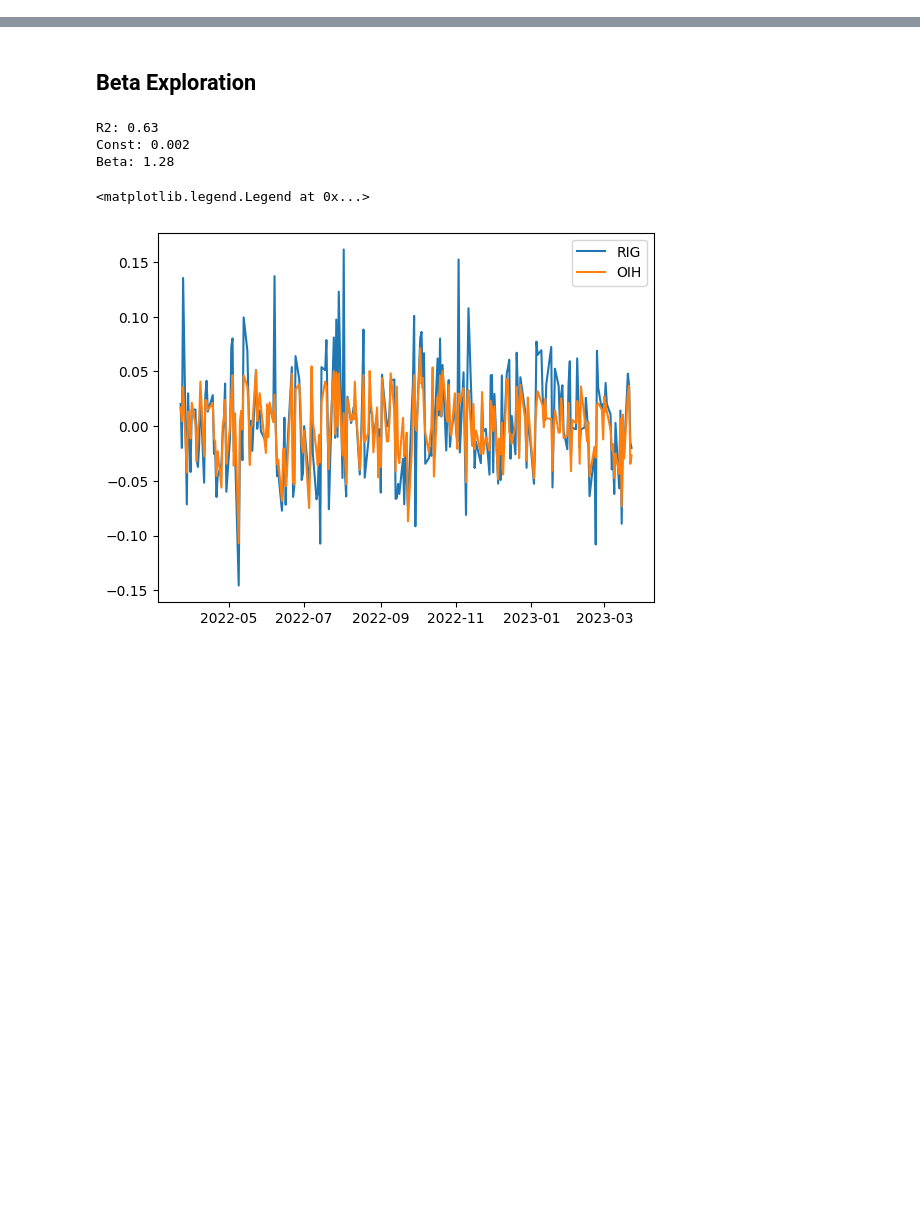
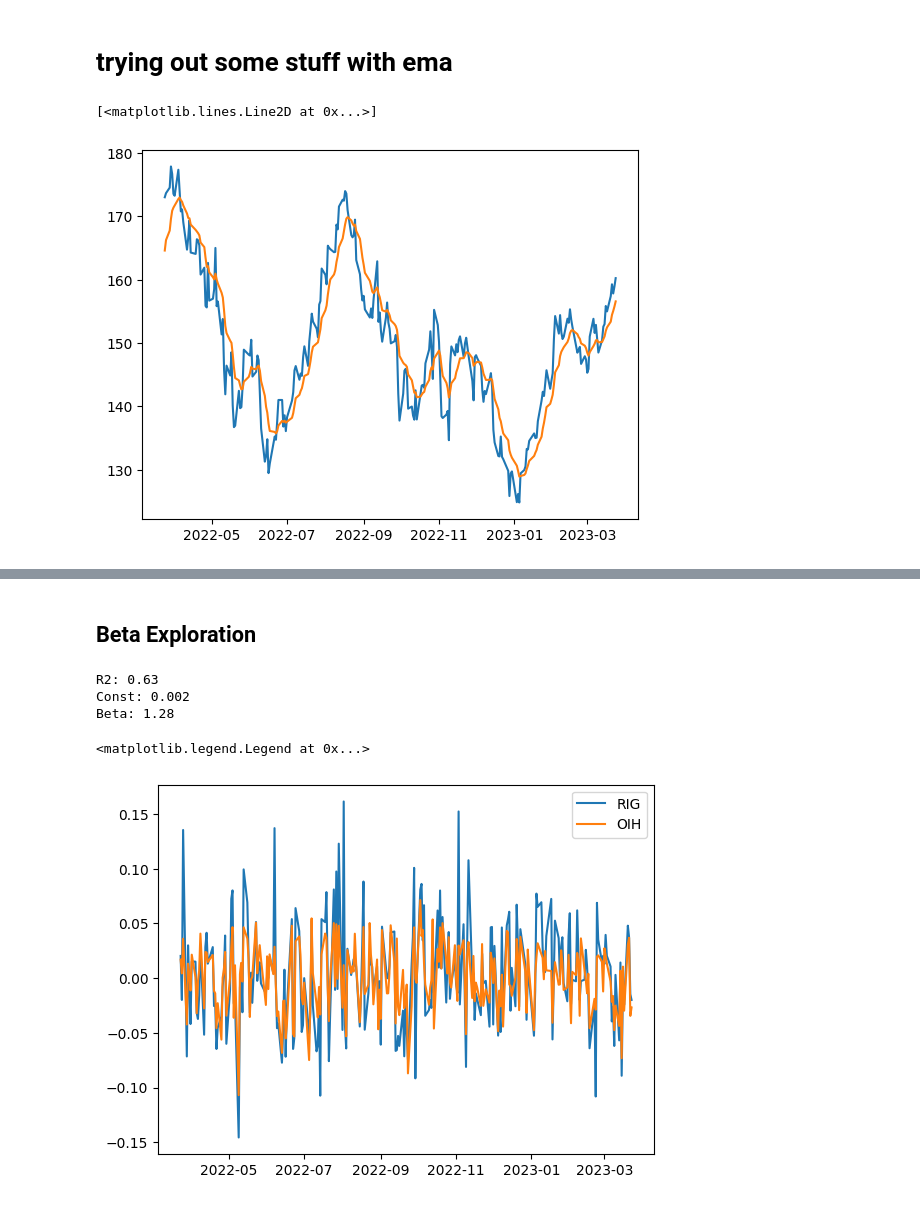
Before and after one commit to avyukd/terminal, a Jupyter notebook: asset-correlation.ipynb, the cells around one changed output, grey strips where cells are left out. Saved outputs shown, nothing was run; the diff lists cells and outputs as text; code cells hidden in the pictures; blank space fills up the shorter version.

Commit message:
added some more stuff

```diff
--- a/asset-correlation.ipynb
+++ b/asset-correlation.ipynb
@@ -10,3 +11,16 @@ mdb = MetadataDB()
 tickers = mdb.get_all_tickers()
 # %%
 prices = load_eod_prices()
+# %% [markdown]
+# trying out some stuff with ema
+# %%
+ticker = "AAPL"
+ts = prices[ticker]["close"]
+ema = get_ema(ts, 20)
+# %%
+# plot price and ema
+plt.plot(ts[-252:])
+plt.plot(ema[-252:])
+# %% [output]
+[<matplotlib.lines.Line2D at 0x...>]
+[figure, added]
```
Also changed, not shown: parts of 8 cells of this notebook, 6 other files.
